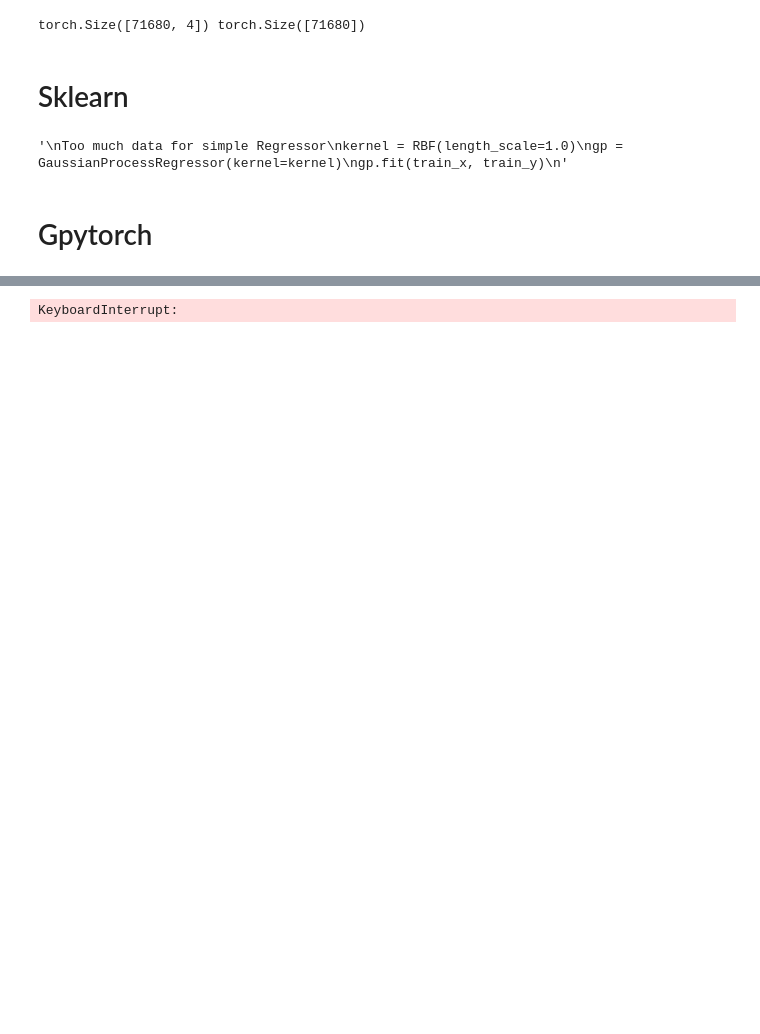
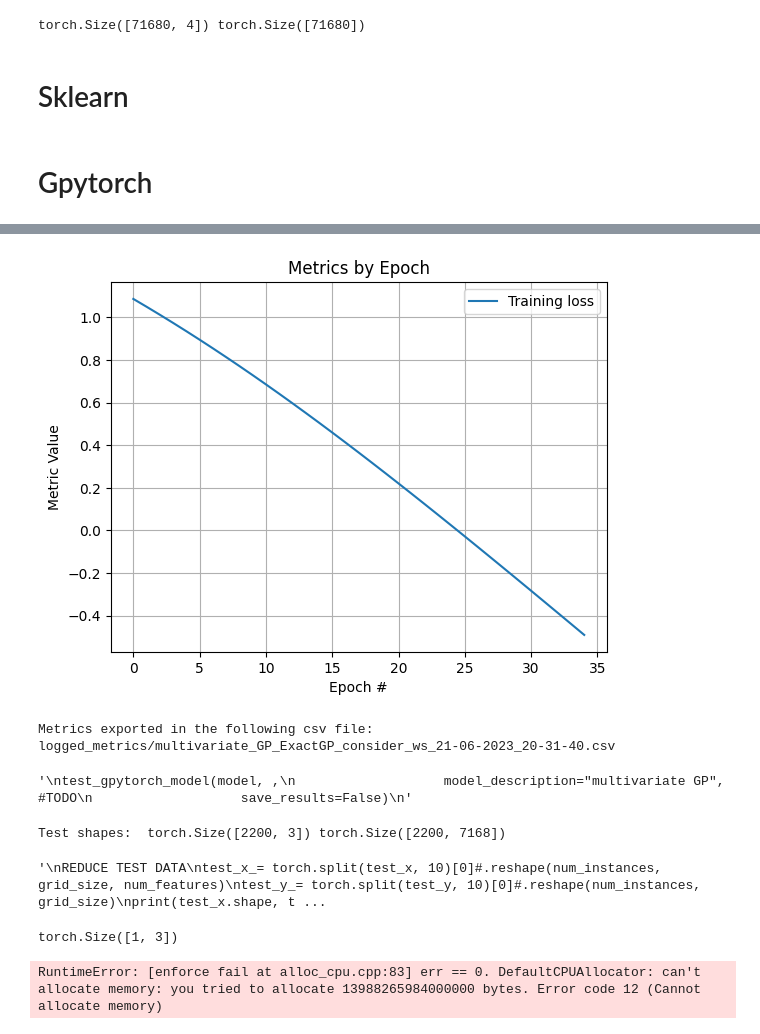
Before and after one commit to NiccoloMorabito/Ainslie-surrogate, a Jupyter notebook: learning_multivariate_GP.ipynb, the cells around one changed output, grey strips where cells are left out. Drawn from its saved outputs; the diff is of its cells as text; code cells hidden in the pictures; blank space fills up the shorter version.

```diff
--- a/learning_multivariate_GP.ipynb
+++ b/learning_multivariate_GP.ipynb
@@ -11,8 +14,15 @@ FACTORS_FOLDER = "discr_factors_x2_30_y-2_2_step0.125_TIstep0.01_CTstep0.01"
 DATA_FOLDER = f"data/{FACTORS_FOLDER}/"
 MODEL_NAME = f"multivariate_GP_ExactGP" #TODO
 BEST_MODEL_PATH = f"saved_models/{FACTORS_FOLDER}/{MODEL_NAME}.pt"
-CONSIDER_WS = False #TODO
+CONSIDER_WS = True
 COORDS_AS_INPUT = False # multivariate setting
+if CONSIDER_WS:
+    MODEL_NAME += "_consider_ws"
+    FACTORS_FOLDER = FACTORS_FOLDER.replace("TIstep0.01_CTstep0.01", "reducedTI-CT")
+    BEST_MODEL_PATH = f"saved_models/{FACTORS_FOLDER}/{MODEL_NAME}.pt"
+
+MODEL_DESCRIPTION = f"{MODEL_NAME}_{FACTORS_FOLDER} standard multivariate GP" #TODO
+print(f"Model description: {MODEL_DESCRIPTION}")
 
 DEVICE = torch.device("cuda" if torch.cuda.is_available() else "cpu")
 print(f"{DEVICE=}")
@@ -65,11 +74,11 @@ torch.Size([71680, 4]) torch.Size([71680])
 # %% [markdown]
 # Sklearn
 # %%
+"""
 kernel = RBF(length_scale=1.0)
 gp = GaussianProcessRegressor(kernel=kernel)
 gp.fit(train_x, train_y)
+"""
-# %% [output]
-'\nToo much data for simple Regressor\nkernel = RBF(length_scale=1.0)\ngp = GaussianProcessRegressor(kernel=kernel)\ngp.fit(train_x, train_y)\n'
 # %% [markdown]
 # Gpytorch
 # %%
@@ -94,4 +99,7 @@ model = MultitaskGPModel(train_x, train_y, likelihood)
 # %%
+likelihood = gpytorch.likelihoods.MultitaskGaussianLikelihood(num_tasks=grid_size)
+model = MultitaskGPModel(train_x, train_y, likelihood)
+
 # Find optimal model hyperparameters
 model.train()
 likelihood.train()
@@ -108,6 +116,9 @@ for epoch in range(EPOCHS):
     optimizer.zero_grad()
     output = model(train_x)
     loss = -mll(output, train_y)
+    if torch.isnan(loss): #TODO fix or delete
+        print("nan loss")
+        break
     loss.backward()
     loss_value = loss.item()
     metrics_logger.log_metric(epoch, 'Training loss', loss_value)
@@ -140 +150,48 @@ Epoch 16 ->     Training loss=nan
+[figure, added]
-KeyboardInterrupt:
+Metrics exported in the following csv file: logged_metrics/multivariate_GP_ExactGP_consider_ws_21-06-2023_20-31-40.csv
+# %%
+# loading best model
+likelihood = gpytorch.likelihoods.MultitaskGaussianLikelihood(num_tasks=grid_size)
+model = MultitaskGPModel(train_x, train_y, likelihood).to(DEVICE) #ricreating the model by using train_x and train_y as done in https://docs.gpytorch.ai/en/stable/examples/00_Basic_Usage/Saving_and_Loading_Models.html
+model.load_state_dict(torch.load(BEST_MODEL_PATH))
+model.eval()
+likelihood.eval()
+
+
+
+
+
+"""
+test_gpytorch_model(model, ,
+                   model_description="multivariate GP", #TODO
+                   save_results=False)
+"""
+# %% [output]
+'\ntest_gpytorch_model(model, ,\n                   model_description="multivariate GP", #TODO\n                   save_results=False)\n'
+# %%
+del train_dataloader, train_x, train_y
+
+test_x, test_y = test_dataloader.dataset.inputs, test_dataloader.dataset.outputs
+print("Test shapes: ", test_x.shape, test_y.shape)
+
+"""
+REDUCE TEST DATA
+test_x_= torch.split(test_x, 10)[0]#.reshape(num_instances, grid_size, num_features)
+test_y_= torch.split(test_y, 10)[0]#.reshape(num_instances, grid_size)
+print(test_x.shape, test_y.shape)
+print(test_x_.shape, test_y_.shape)
+"""
+# %% [output]
+Test shapes:  torch.Size([2200, 3]) torch.Size([2200, 7168])
+'\nREDUCE TEST DATA\ntest_x_= torch.split(test_x, 10)[0]#.reshape(num_instances, grid_size, num_features)\ntest_y_= torch.split(test_y, 10)[0]#.reshape(num_instances, grid_size)\nprint(test_x.shape, t ...
+# %%
+with torch.no_grad(), gpytorch.settings.fast_pred_var():
+    for inp in test_x:
+        inp = inp.unsqueeze(0)
+        print(inp.shape)
+        a = model(inp)
+        break
+a
+# %% [output]
+torch.Size([1, 3])
+RuntimeError: [enforce fail at alloc_cpu.cpp:83] err == 0. DefaultCPUAllocator: can't allocate memory: you tried to allocate 13988265984000000 bytes. Error code 12 (Cannot allocate memory)
```
Also changed, not shown: parts of 7 cells of this notebook, 8 other files.
